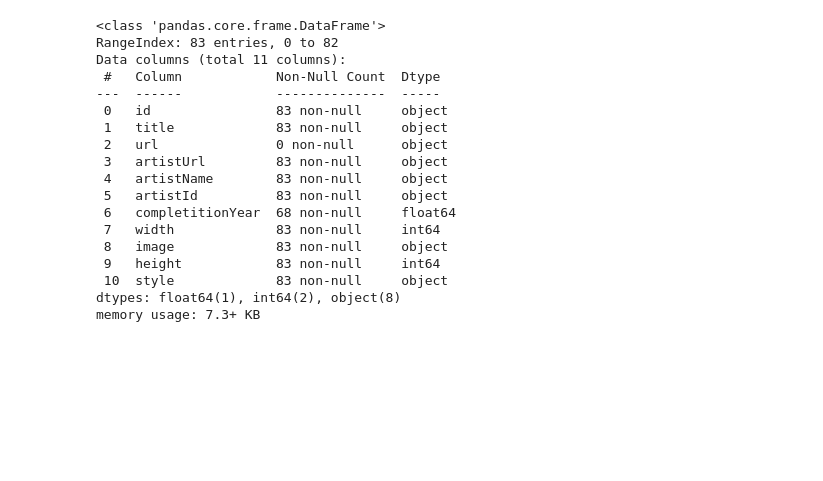
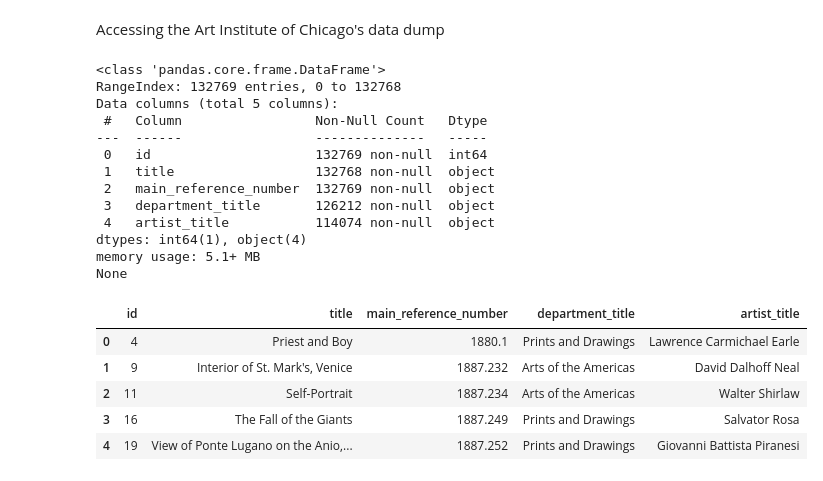
Before and after one commit to piiop/final_project, a Jupyter notebook: data_collection.ipynb, the cells around one changed output. Cells and saved outputs as stored; diff of their text form; code cells hidden in the pictures; blank space fills up the shorter version.

```diff
--- a/data_collection.ipynb
+++ b/data_collection.ipynb
@@ -461,21 +0,0 @@ KeyboardInterrupt:
-# %%
-all_paintings_df.info()
-# %% [output]
-<class 'pandas.core.frame.DataFrame'>
-RangeIndex: 83 entries, 0 to 82
-Data columns (total 11 columns):
- #   Column            Non-Null Count  Dtype
----  ------            --------------  -----
- 0   id                83 non-null     object
- 1   title             83 non-null     object
- 2   url               0 non-null      object
- 3   artistUrl         83 non-null     object
- 4   artistName        83 non-null     object
- 5   artistId          83 non-null     object
- 6   completitionYear  68 non-null     float64
- 7   width             83 non-null     int64
- 8   image             83 non-null     object
- 9   height            83 non-null     int64
- 10  style             83 non-null     object
-dtypes: float64(1), int64(2), object(8)
-memory usage: 7.3+ KB
@@ -481,0 +52,36 @@ memory usage: 7.3+ KB
+# %% [markdown]
+Accessing the Art Institute of Chicago's data dump
+# %%
+# Path JSONL file
+file_path = 'allArtworks.jsonl'
+
+# Read the JSONL file
+with open(file_path, 'r') as file:
+    data = [json.loads(line) for line in file]
+
+# Create a pandas DataFrame
+df = pd.DataFrame(data)
+
+print(df.info())
+
+df.head()
+# %% [output]
+<class 'pandas.core.frame.DataFrame'>
+RangeIndex: 132769 entries, 0 to 132768
+Data columns (total 5 columns):
+ #   Column                 Non-Null Count   Dtype
+---  ------                 --------------   -----
+ 0   id                     132769 non-null  int64
+ 1   title                  132768 non-null  object
+ 2   main_reference_number  132769 non-null  object
+ 3   department_title       126212 non-null  object
+ 4   artist_title           114074 non-null  object
+dtypes: int64(1), object(4)
+memory usage: 5.1+ MB
+None
+|  | id | title | main_reference_number | department_title | artist_title |
+| 0 | 4 | Priest and Boy | 1880.1 | Prints and Drawings | Lawrence Carmichael Earle |
+| 1 | 9 | Interior of St. Mark's, Venice | 1887.232 | Arts of the Americas | David Dalhoff Neal |
+| 2 | 11 | Self-Portrait | 1887.234 | Arts of the Americas | Walter Shirlaw |
+| 3 | 16 | The Fall of the Giants | 1887.249 | Prints and Drawings | Salvator Rosa |
+| 4 | 19 | View of Ponte Lugano on the Anio,... | 1887.252 | Prints and Drawings | Giovanni Battista Piranesi |
```
Also changed, not shown: parts of 38 cells of this notebook, 8 other files.
